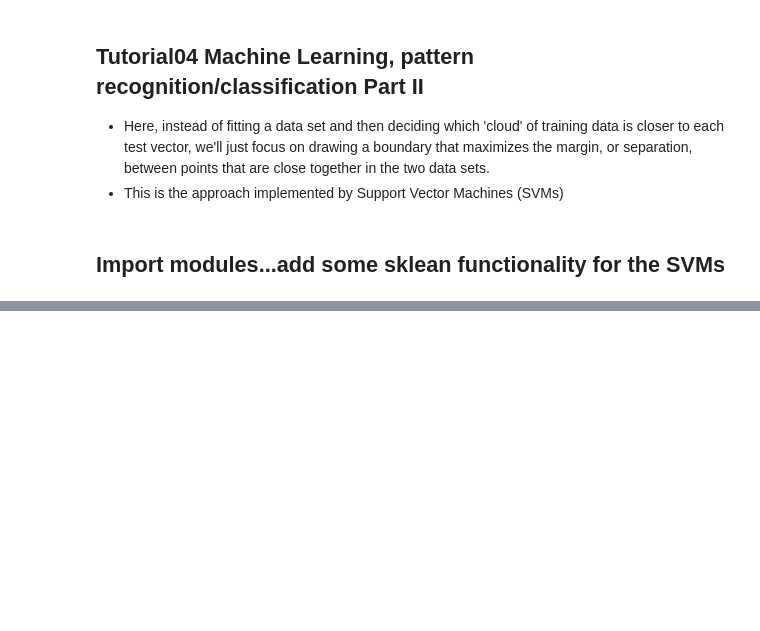
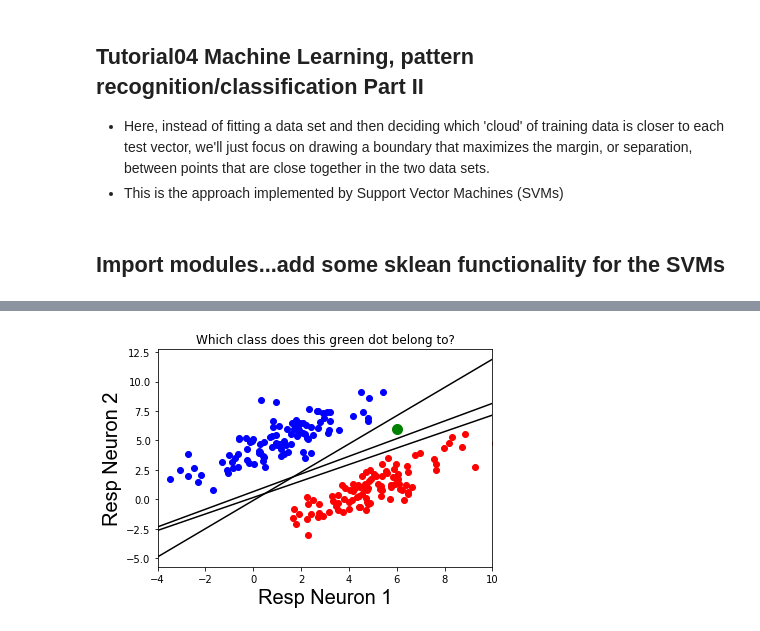
Before and after one commit to TimCSheehan/dev, a Jupyter notebook: Tutorial_041_MachineLearning.ipynb, the cells around one changed output, grey strips where cells are left out. Cells and saved outputs as stored; diff of their text form; code cells hidden in the pictures; blank space fills up the shorter version.

```diff
--- a/Tutorial_041_MachineLearning.ipynb
+++ b/Tutorial_041_MachineLearning.ipynb
@@ -91,9 +96,0 @@ d0, d1 = gen_cor_data(num_data_pnts=N, mu0=mu0, mu1=mu1, cov0=cov0, cov1=cov1, p
-# %%
-xfit = np.linspace(-1, 3.5)
-plt.scatter(X[:, 0], X[:, 1], c=y, s=50, cmap='autumn')
-plt.plot([0.6], [2.1], 'x', color='red', markeredgewidth=2, markersize=10)
-
-for m, b in [(1, 0.65), (0.5, 1.6), (-0.2, 2.9)]:
-    plt.plot(xfit, m * xfit + b, '-k')
-
-plt.xlim(-1, 3.5);
@@ -99,0 +104,25 @@ plt.xlim(-1, 3.5);
+# %%
+# define some lines that all perfectly separate these two classes
+
+# start with an x-axis that covers our space
+x_range = -4,10
+x_vals = np.linspace(x_range[0], x_range[1])
+
+# plot data - note the abbreviated 'color' call
+plt.scatter(d0[:, 0], d0[:, 1], c='b')
+plt.scatter(d1[:, 0], d1[:, 1], c='r')
+plt.xlabel('Resp Neuron 1', **fig_font)
+plt.ylabel('Resp Neuron 2', **fig_font)
+
+# draw some lines...y = ax+b...
+for a, b in [(.75, 0.65), (.7, 0.15), (1.2, -.1)]:
+    plt.plot(x_vals, a * x_vals + b, '-k')
+
+plt.xlim(x_range[0], x_range[1])
+
+# add an extra data point to make a point about
+plt.title('Which class does this green dot belong to?')
+plt.plot(6, 6, 'o', c='g', markersize=10)
+plt.show()
+# %% [output]
+[figure, added]
```
Also changed, not shown: parts of 3 cells of this notebook.
